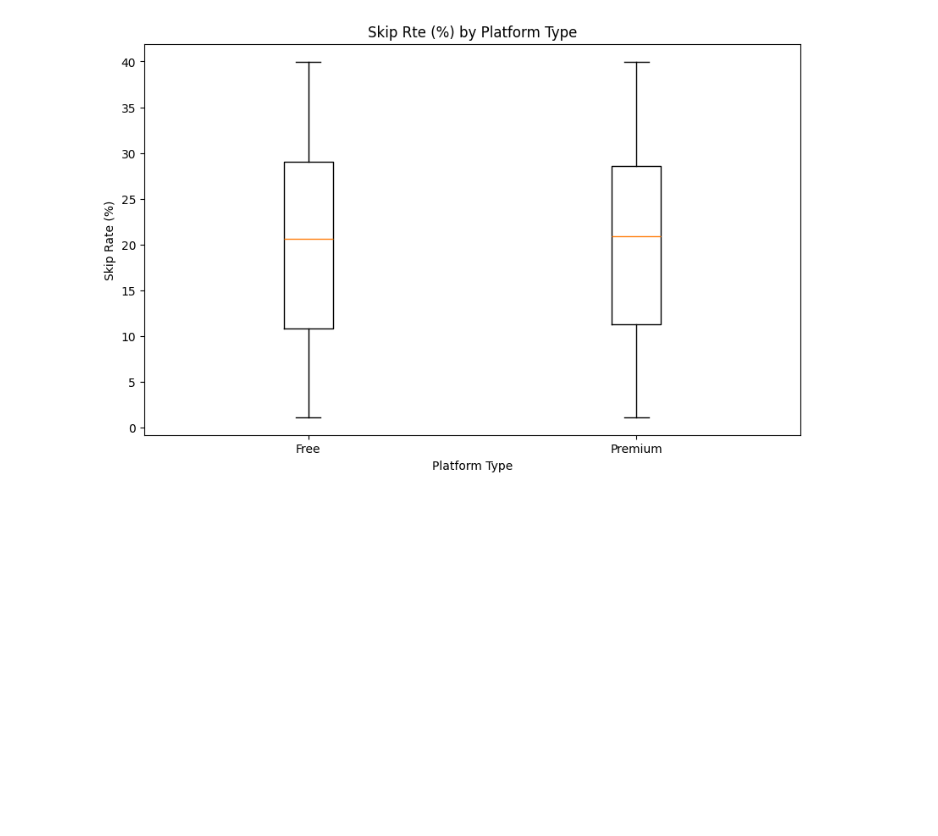
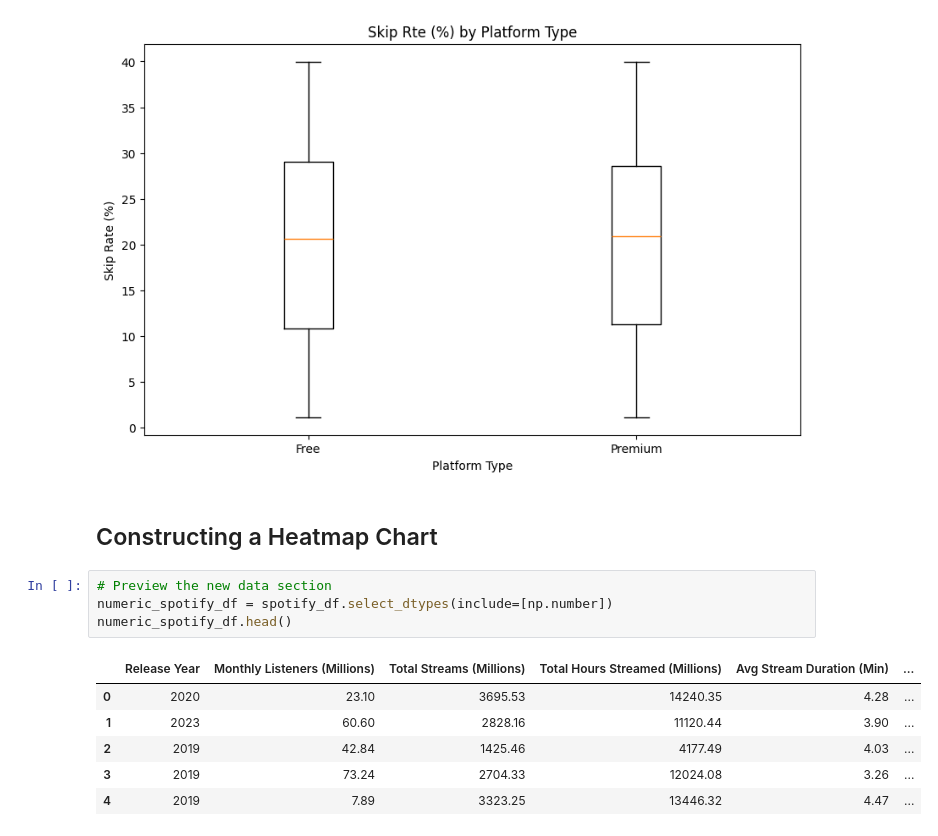
Before and after one commit to Chr-Dennis/learning_plots_chr-dennis, a Jupyter notebook: notebooks/visualization_practice.ipynb, the cells around one changed output. Drawn from its saved outputs; the diff is of its cells as text; blank space fills up the shorter version.

```diff
--- a/notebooks/visualization_practice.ipynb
+++ b/notebooks/visualization_practice.ipynb
@@ -410,3 +410,16 @@ plt.title("Skip Rte (%) by Platform Type")
 plt.show()
 # %% [output]
 [figure]
+# %% [markdown]
+## Constructing a Heatmap Chart
+# %%
+# Preview the new data section
+numeric_spotify_df = spotify_df.select_dtypes(include=[np.number])
+numeric_spotify_df.head()
+# %% [output]
+|  | Release Year | Monthly Listeners (Millions) | Total Streams (Millions) | Total Hours Streamed (Millions) | Avg Stream Duration (Min) | ... |
+| 0 | 2020 | 23.10 | 3695.53 | 14240.35 | 4.28 | ... |
+| 1 | 2023 | 60.60 | 2828.16 | 11120.44 | 3.90 | ... |
+| 2 | 2019 | 42.84 | 1425.46 | 4177.49 | 4.03 | ... |
+| 3 | 2019 | 73.24 | 2704.33 | 12024.08 | 3.26 | ... |
+| 4 | 2019 | 7.89 | 3323.25 | 13446.32 | 4.47 | ... |
```
Also changed, not shown: parts of 1 cell of this notebook.
